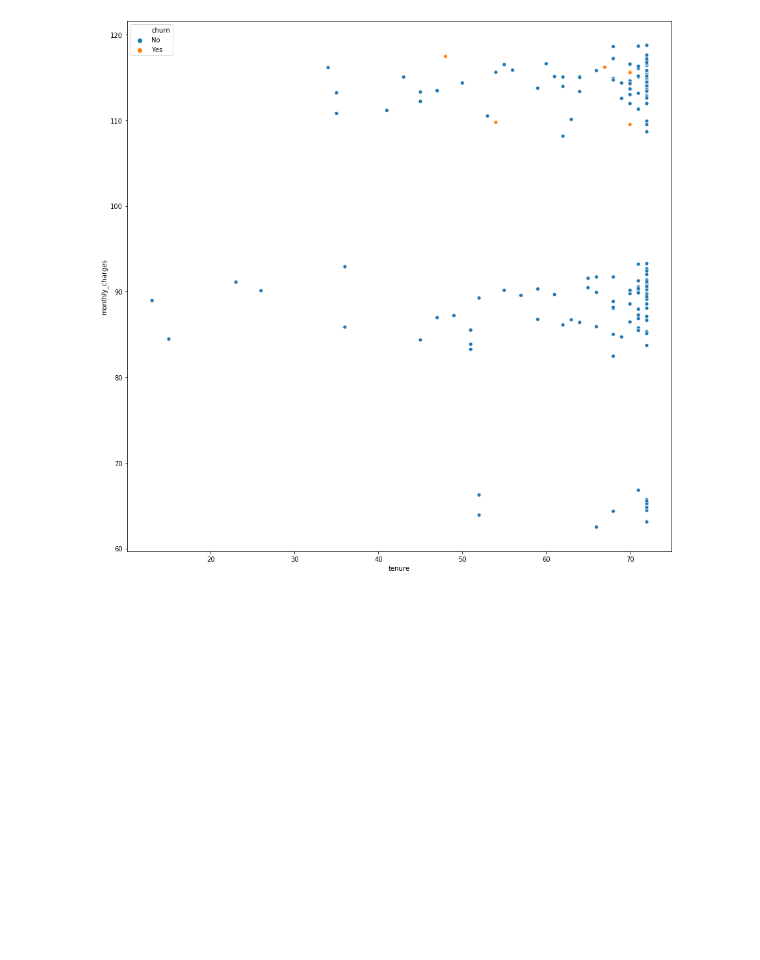
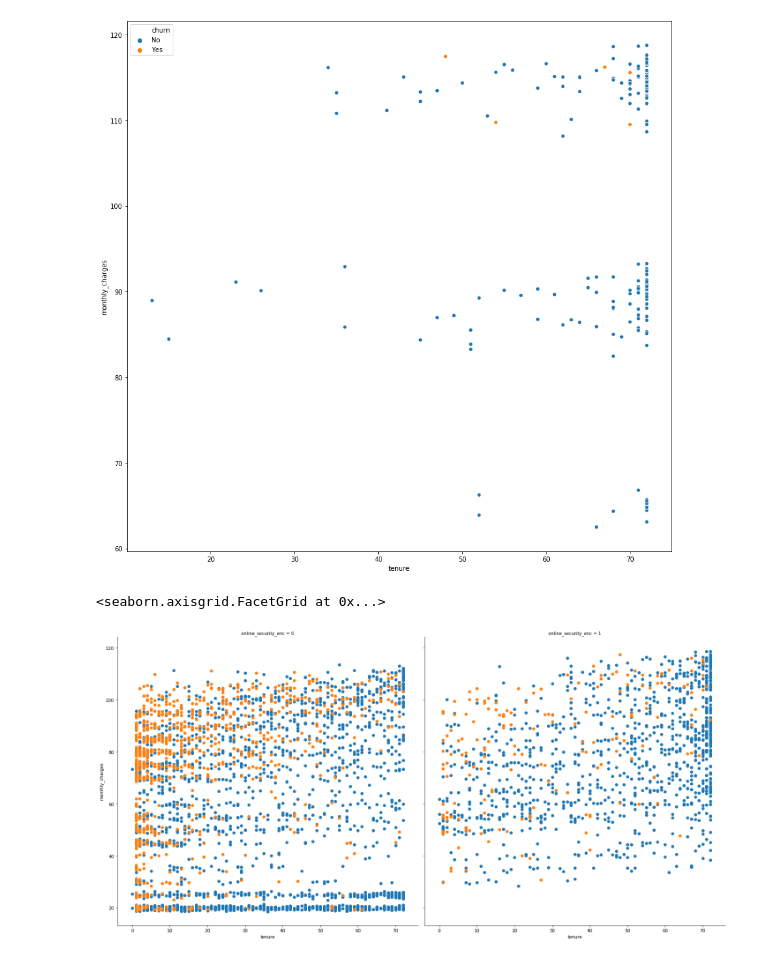
Before and after one commit to team-db-telco/telco-classification-project, a Jupyter notebook: Explore_Brandi.ipynb, the cells around one changed output. Cells and saved outputs as stored; diff of their text form; code cells hidden in the pictures; blank space fills up the shorter version.

```diff
--- a/Explore_Brandi.ipynb
+++ b/Explore_Brandi.ipynb
@@ -72,0 +75,6 @@ sns.scatterplot(x='tenure', y='monthly_charges', data=df[df.internet_services ==
+# %%
+g = sns.FacetGrid(df, col="online_security_enc", hue='churn', margin_titles=True, height=10)
+g.map(plt.scatter, "tenure", "monthly_charges")
+# %% [output]
+<seaborn.axisgrid.FacetGrid at 0x...>
+[figure, added]
```
Also changed, not shown: parts of 15 cells of this notebook, 2 other files.
